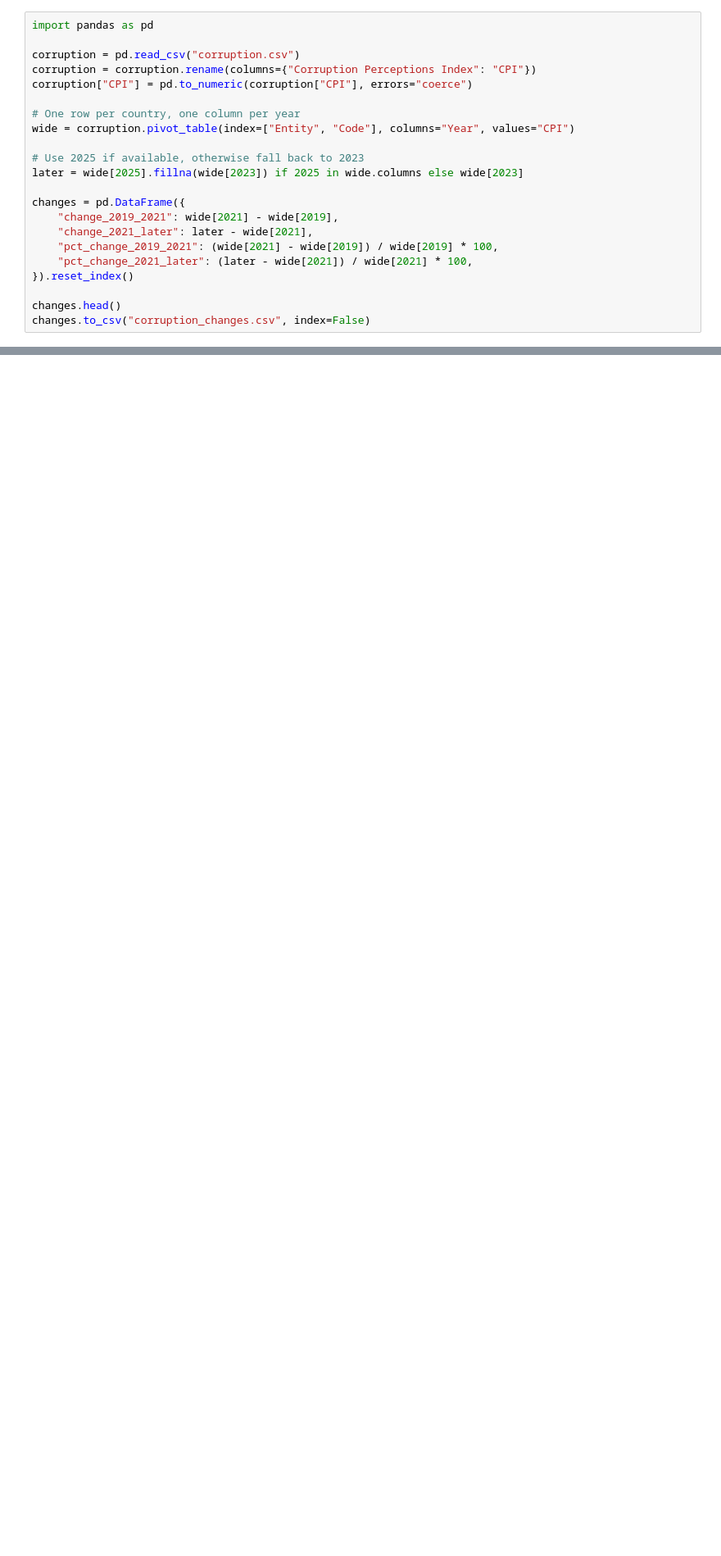
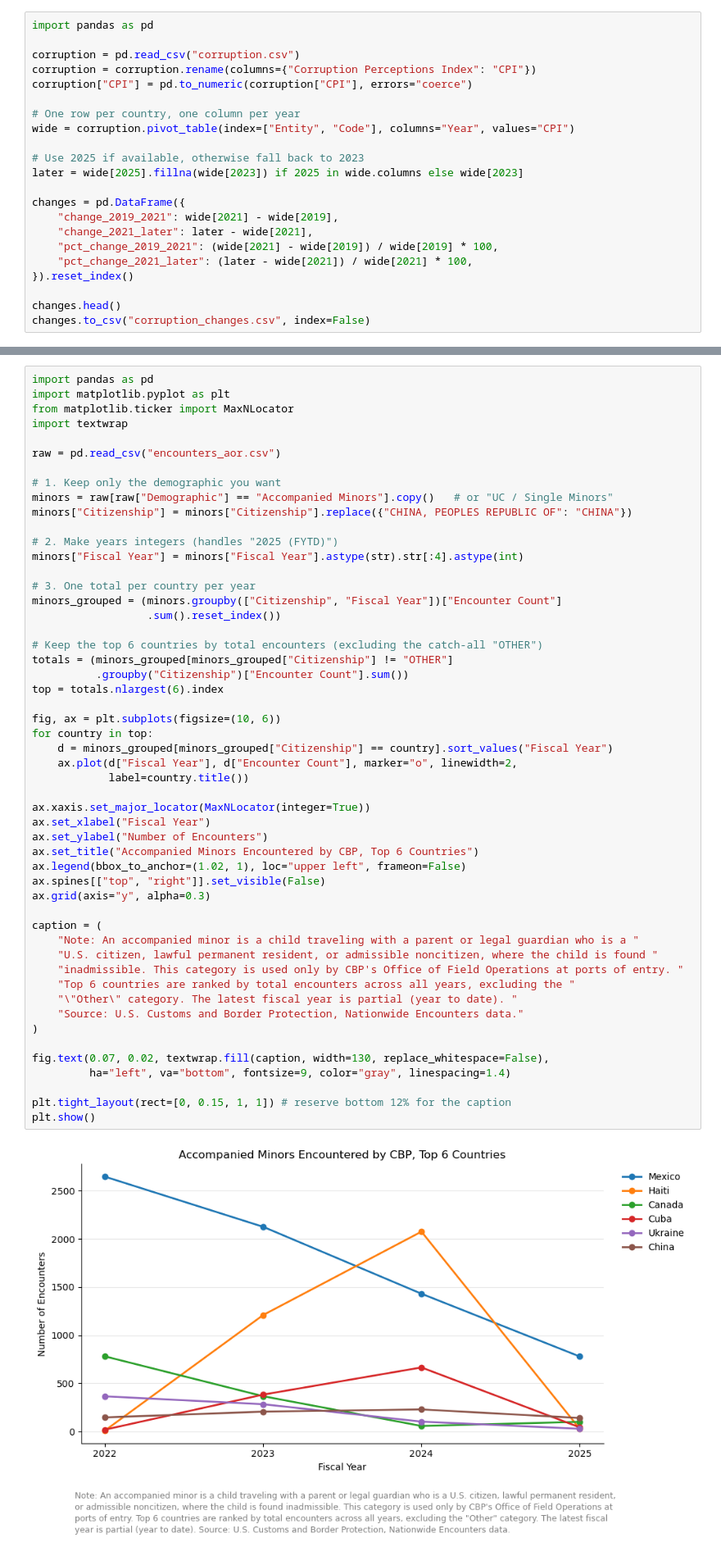
Before and after one commit to daisyzhang2024/DATA227-HW6, a Jupyter notebook: HW_6.ipynb, the cells around one changed output, grey strips where cells are left out. Shown at 82% size. Drawn from its saved outputs; the diff is of its cells as text; blank space fills up the shorter version.

```diff
--- a/HW_6.ipynb
+++ b/HW_6.ipynb
@@ -30,0 +37,54 @@ changes.to_csv("corruption_changes.csv", index=False)
+# %%
+import pandas as pd
+import matplotlib.pyplot as plt
+from matplotlib.ticker import MaxNLocator
+import textwrap
+
+raw = pd.read_csv("encounters_aor.csv")
+
+# 1. Keep only the demographic you want
+minors = raw[raw["Demographic"] == "Accompanied Minors"].copy()   # or "UC / Single Minors"
+minors["Citizenship"] = minors["Citizenship"].replace({"CHINA, PEOPLES REPUBLIC OF": "CHINA"})
+
+# 2. Make years integers (handles "2025 (FYTD)")
+minors["Fiscal Year"] = minors["Fiscal Year"].astype(str).str[:4].astype(int)
+
+# 3. One total per country per year
+minors_grouped = (minors.groupby(["Citizenship", "Fiscal Year"])["Encounter Count"]
+                  .sum().reset_index())
+
+# Keep the top 6 countries by total encounters (excluding the catch-all "OTHER")
+totals = (minors_grouped[minors_grouped["Citizenship"] != "OTHER"]
+          .groupby("Citizenship")["Encounter Count"].sum())
+top = totals.nlargest(6).index
+
+fig, ax = plt.subplots(figsize=(10, 6))
+for country in top:
+    d = minors_grouped[minors_grouped["Citizenship"] == country].sort_values("Fiscal Year")
+    ax.plot(d["Fiscal Year"], d["Encounter Count"], marker="o", linewidth=2,
+            label=country.title())
+
+ax.xaxis.set_major_locator(MaxNLocator(integer=True))
+ax.set_xlabel("Fiscal Year")
+ax.set_ylabel("Number of Encounters")
+ax.set_title("Accompanied Minors Encountered by CBP, Top 6 Countries")
+ax.legend(bbox_to_anchor=(1.02, 1), loc="upper left", frameon=False)
+ax.spines[["top", "right"]].set_visible(False)
+ax.grid(axis="y", alpha=0.3)
+
+caption = (
+    "Note: An accompanied minor is a child traveling with a parent or legal guardian who is a "
+    "U.S. citizen, lawful permanent resident, or admissible noncitizen, where the child is found "
+    "inadmissible. This category is used only by CBP's Office of Field Operations at ports of entry. "
+    "Top 6 countries are ranked by total encounters across all years, excluding the "
+    "\"Other\" category. The latest fiscal year is partial (year to date). "
+    "Source: U.S. Customs and Border Protection, Nationwide Encounters data."
+)
+
+fig.text(0.07, 0.02, textwrap.fill(caption, width=130, replace_whitespace=False),
+         ha="left", va="bottom", fontsize=9, color="gray", linespacing=1.4)
+
+plt.tight_layout(rect=[0, 0.15, 1, 1]) # reserve bottom 12% for the caption
+plt.show()
+# %% [output]
+[figure, added]
```
Also changed, not shown: parts of 7 cells of this notebook, 5 other files.
